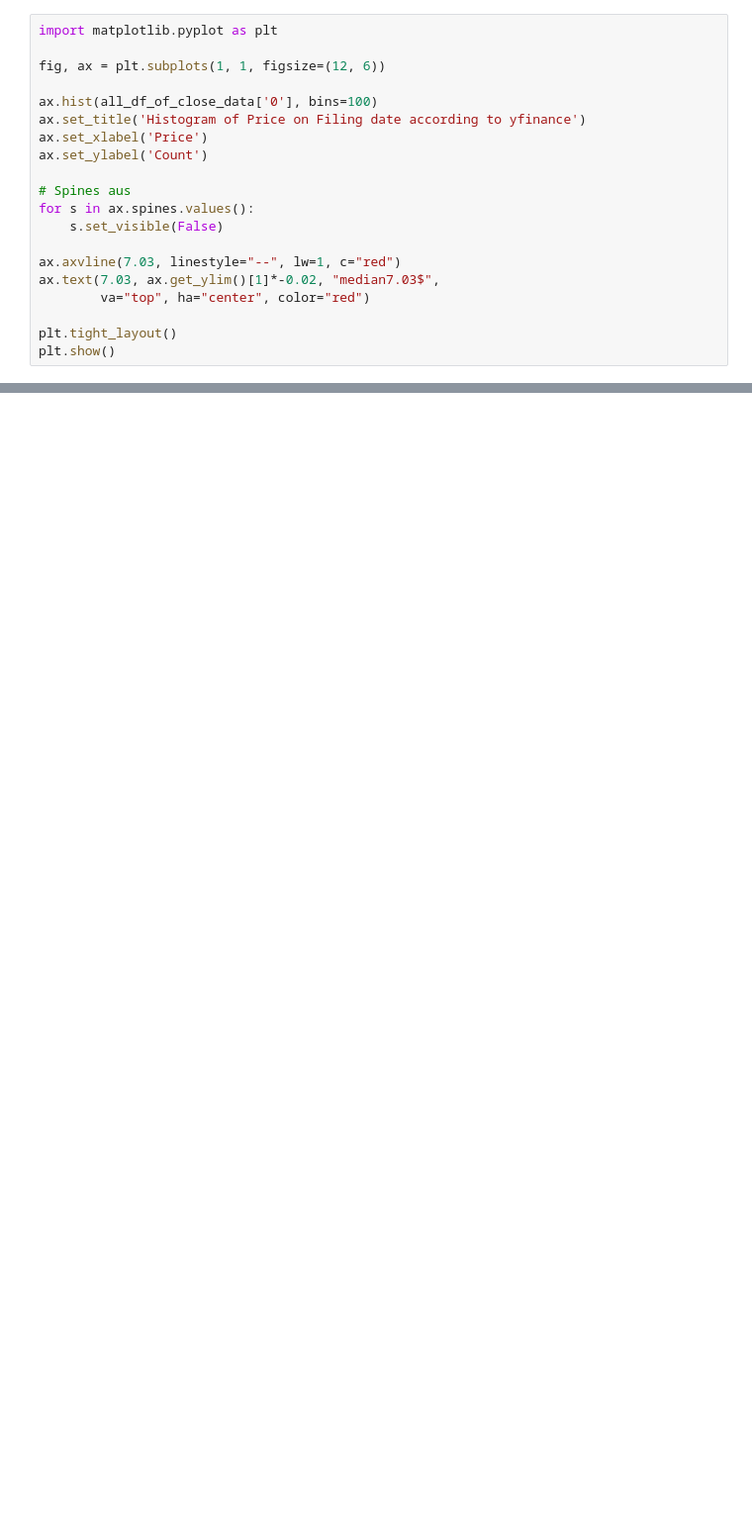
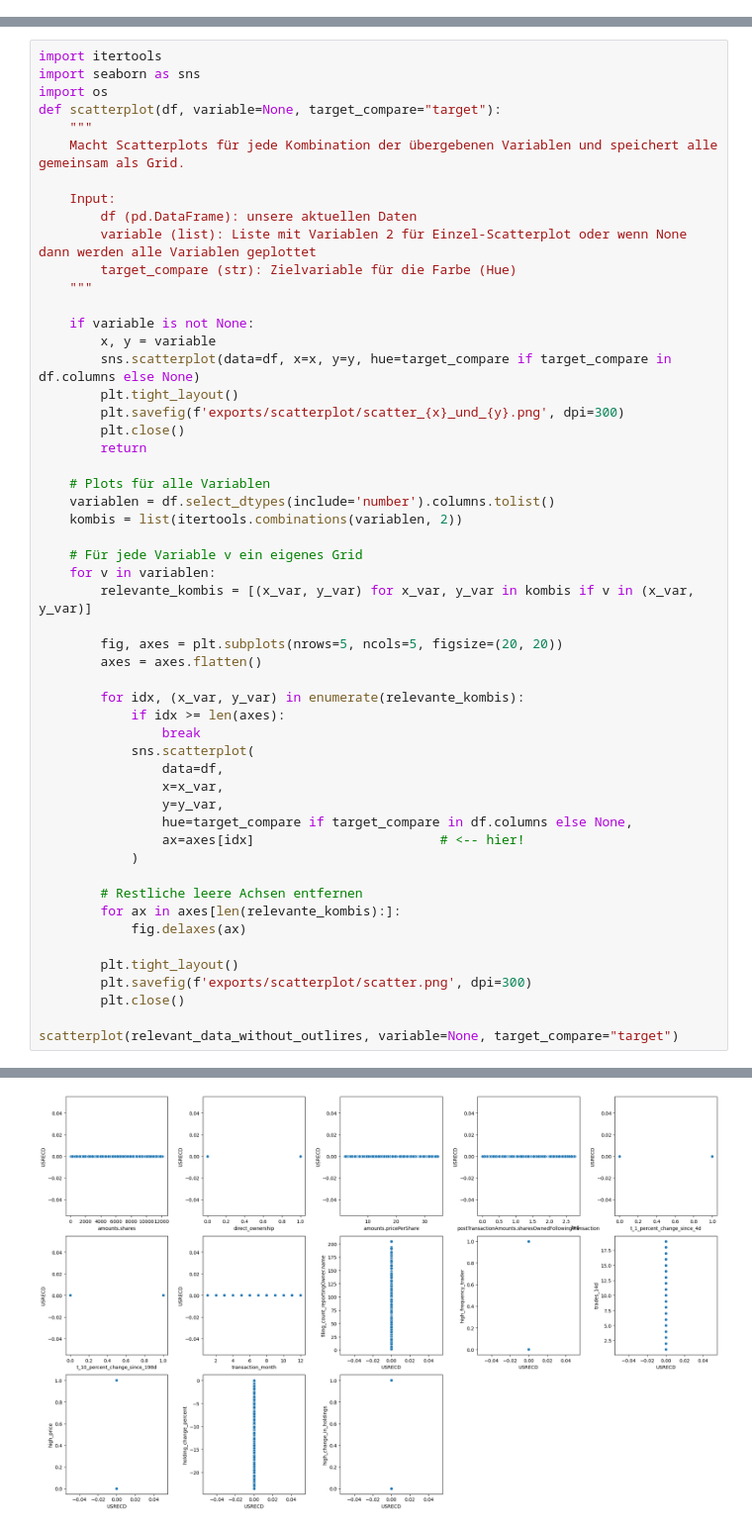
Before and after one commit to pluschka/Algorithmic-Trading-SEC-data-analysis, a Jupyter notebook: Daten laden.ipynb, the cells around one changed output, grey strips where cells are left out. Shown at 99% size. Drawn from its saved outputs; the diff is of its cells as text; blank space fills up the shorter version.

```diff
--- a/Daten laden.ipynb
+++ b/Daten laden.ipynb
@@ -4,20 +3,0 @@ all_df_of_close_data = pd.read_csv('data/all_df_of_close_data.csv')
-# %%
-import matplotlib.pyplot as plt
-
-fig, ax = plt.subplots(1, 1, figsize=(12, 6))
-
-ax.hist(all_df_of_close_data['0'], bins=100)
-ax.set_title('Histogram of Price on Filing date according to yfinance')
-ax.set_xlabel('Price')
-ax.set_ylabel('Count')
-
-# Spines aus
-for s in ax.spines.values():
-    s.set_visible(False)
-
-ax.axvline(7.03, linestyle="--", lw=1, c="red")
-ax.text(7.03, ax.get_ylim()[1]*-0.02, "median7.03$",
-        va="top", ha="center", color="red")
-
-plt.tight_layout()
-plt.show()
@@ -115,0 +16,54 @@ all_df_of_close_data
+# %%
+import itertools
+import seaborn as sns
+import os
+def scatterplot(df, variable=None, target_compare="target"):
+    """
+    Macht Scatterplots für jede Kombination der übergebenen Variablen und speichert alle gemeinsam als Grid.
+
+    Input:
+        df (pd.DataFrame): unsere aktuellen Daten
+        variable (list): Liste mit Variablen 2 für Einzel-Scatterplot oder wenn None dann werden alle Variablen geplottet
+        target_compare (str): Zielvariable für die Farbe (Hue)
+    """
+
+    if variable is not None:
+        x, y = variable
+        sns.scatterplot(data=df, x=x, y=y, hue=target_compare if target_compare in df.columns else None)
+        plt.tight_layout()
+        plt.savefig(f'exports/scatterplot/scatter_{x}_und_{y}.png', dpi=300)
+        plt.close()
+        return
+
+    # Plots für alle Variablen
+    variablen = df.select_dtypes(include='number').columns.tolist()
+    kombis = list(itertools.combinations(variablen, 2))
+
+    # Für jede Variable v ein eigenes Grid
+    for v in variablen:
+        relevante_kombis = [(x_var, y_var) for x_var, y_var in kombis if v in (x_var, y_var)]
+
+        fig, axes = plt.subplots(nrows=5, ncols=5, figsize=(20, 20))
+        axes = axes.flatten()
+
+        for idx, (x_var, y_var) in enumerate(relevante_kombis):
+            if idx >= len(axes):
+                break
+            sns.scatterplot(
+                data=df,
+                x=x_var,
+                y=y_var,
+                hue=target_compare if target_compare in df.columns else None,
+                ax=axes[idx]                        # <-- hier!
+            )
+
+        # Restliche leere Achsen entfernen
+        for ax in axes[len(relevante_kombis):]:
+            fig.delaxes(ax)
+
+        plt.tight_layout()
+        plt.savefig(f'exports/scatterplot/scatter.png', dpi=300)
+        plt.close()
+
+scatterplot(relevant_data_without_outlires, variable=None, target_compare="target")
+# %% [output]
@@ -115,0 +71 @@ all_df_of_close_data
+[figure, added]
```
Also changed, not shown: parts of 13 cells of this notebook, 19 other files.
